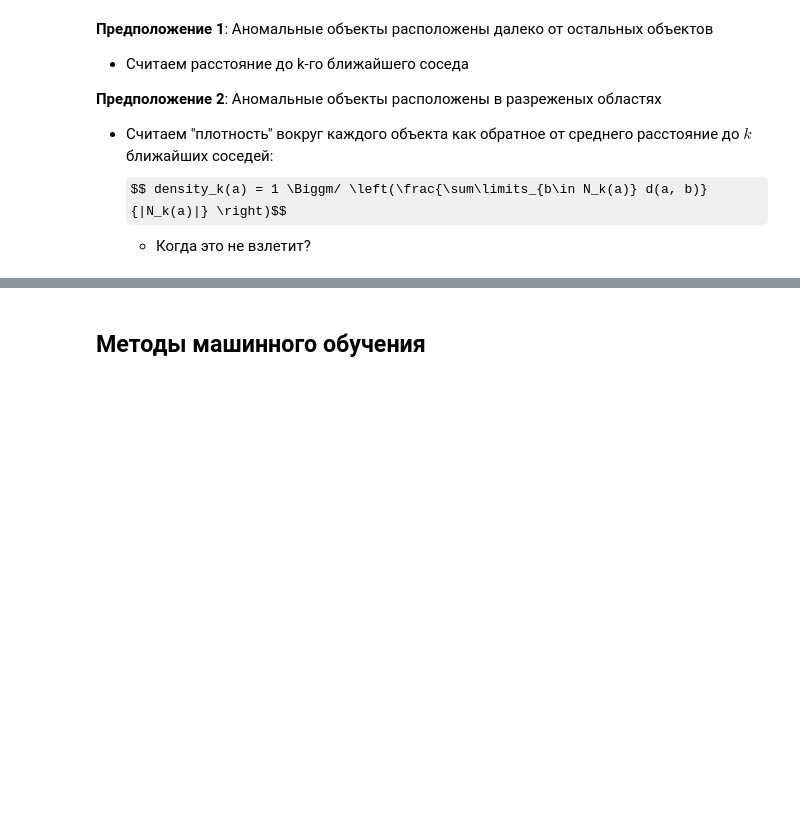
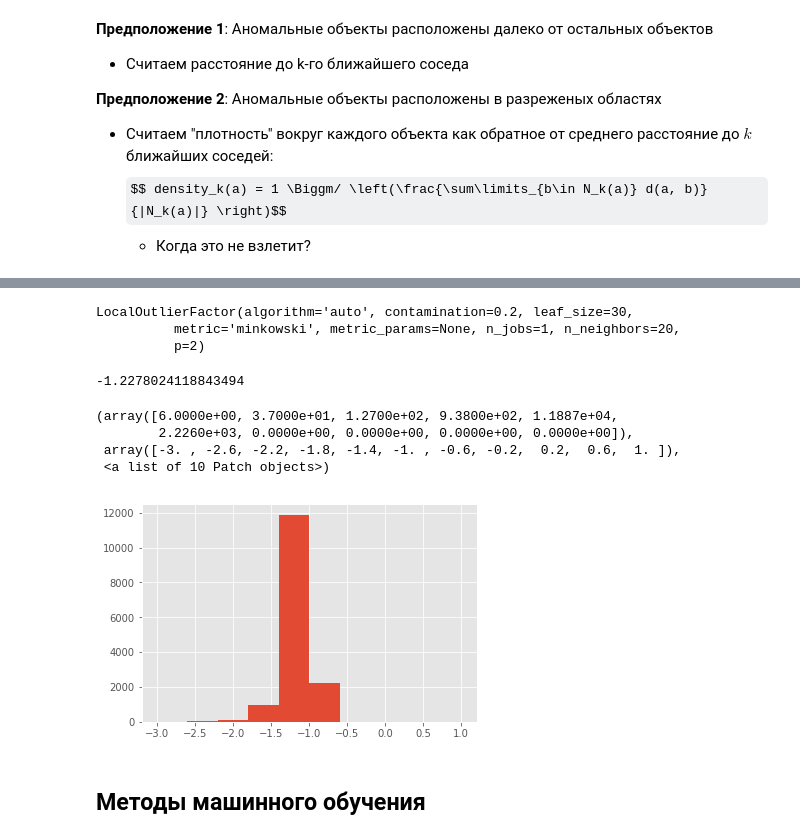
Before and after one commit to ProSerg/SkillFactory, a Jupyter notebook: ML/lessons/lesson6/pipeline-skillfactory.ipynb, the cells around one changed output, grey strips where cells are left out. Drawn from its saved outputs; the diff is of its cells as text; code cells hidden in the pictures; some formulas as TeX source; blank space fills up the shorter version.

```diff
--- a/ML/lessons/lesson6/pipeline-skillfactory.ipynb
+++ b/ML/lessons/lesson6/pipeline-skillfactory.ipynb
@@ -190,0 +304,12 @@ X_ = scaler.fit_transform(X)
+# %%
+model = LocalOutlierFactor(n_neighbors=20, contamination=0.2)
+# %%
+model.fit(X_)
+# %% [output]
+LocalOutlierFactor(algorithm='auto', contamination=0.2, leaf_size=30,
+          metric='minkowski', metric_params=None, n_jobs=1, n_neighbors=20,
+          p=2)
+# %%
+model.threshold_ # 10% с самым низким порогом
+# %% [output]
+-1.2278024118843494
@@ -191,3 +324,11 @@ X_ = scaler.fit_transform(X)
+# %%
+plt.hist(model.negative_outlier_factor_, range=(-3,1))
+# %% [output]
+(array([6.0000e+00, 3.7000e+01, 1.2700e+02, 9.3800e+02, 1.1887e+04,
+        2.2260e+03, 0.0000e+00, 0.0000e+00, 0.0000e+00, 0.0000e+00]),
+ array([-3. , -2.6, -2.2, -1.8, -1.4, -1. , -0.6, -0.2,  0.2,  0.6,  1. ]),
+ <a list of 10 Patch objects>)
+[figure, added]
 # %% [markdown]
 ## Методы машинного обучения
 # %% [markdown]
```
Also changed, not shown: parts of 60 cells of this notebook, 1 other file.
